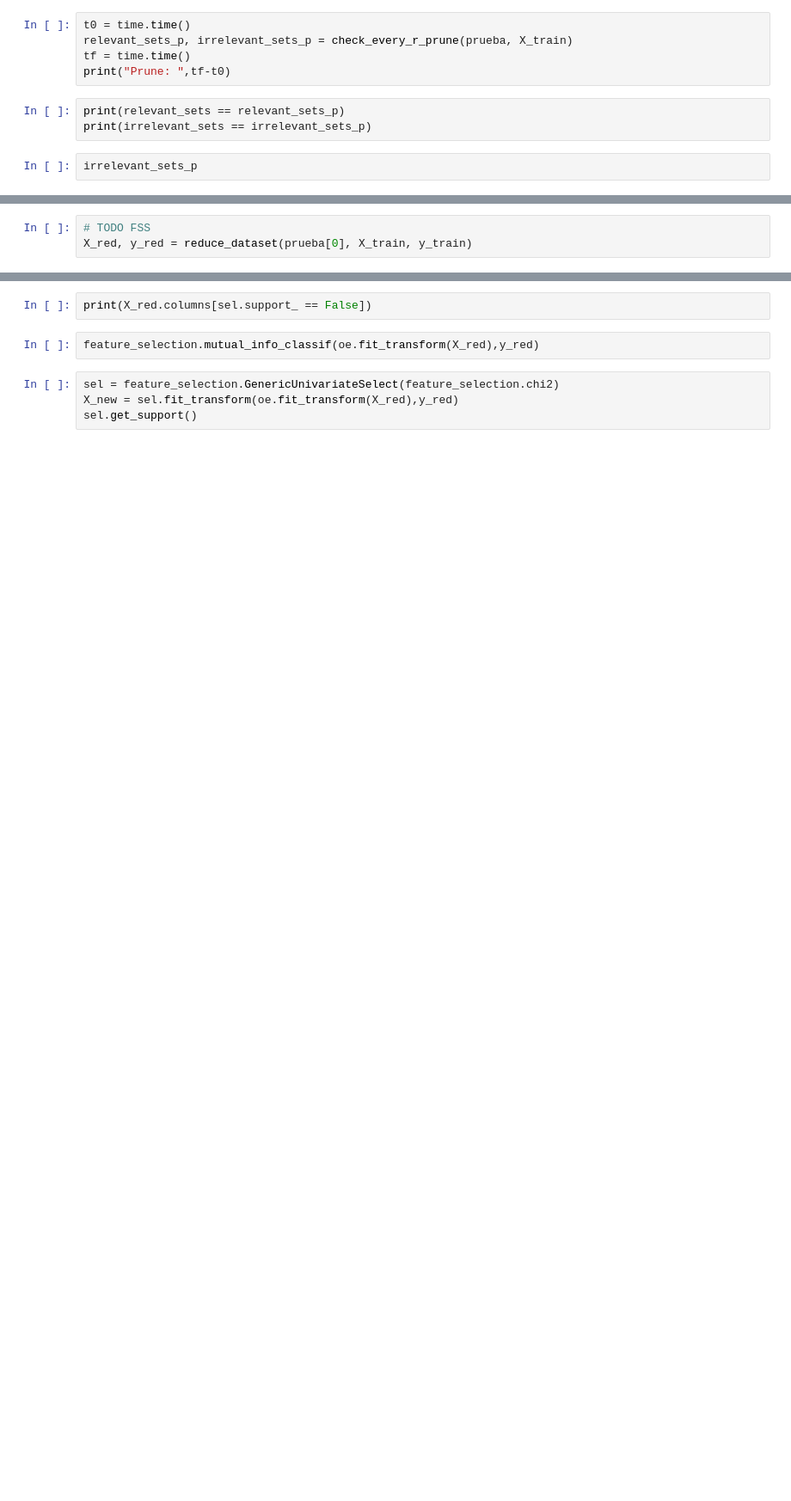
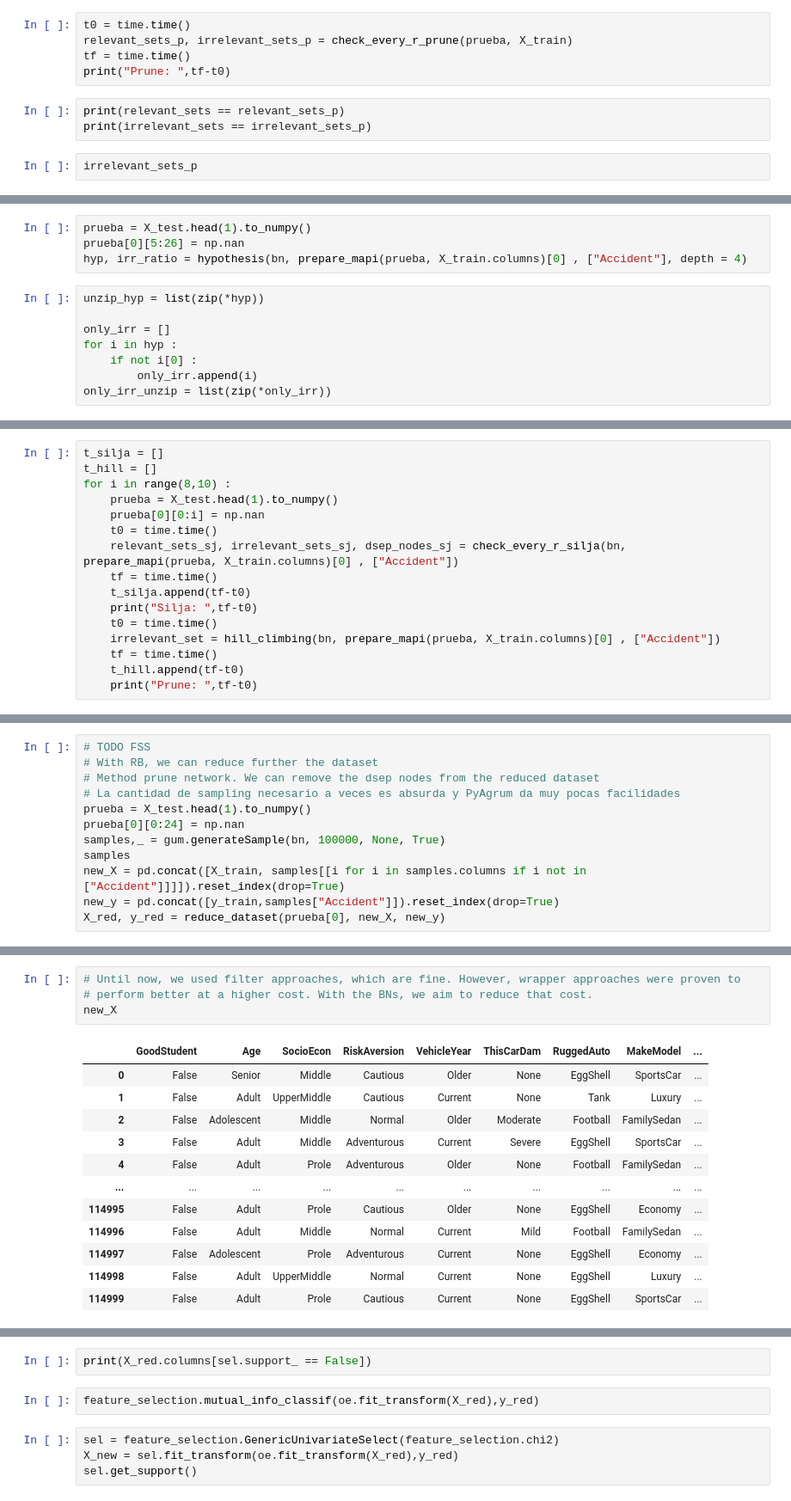
Before and after one commit to Enrique-Val/defeater_explanations, a Jupyter notebook: Testing BNs pyAgrum.ipynb, the cells around one changed output, grey strips where cells are left out. Shown at 86% size. Saved outputs shown, nothing was run; the diff lists cells and outputs as text; blank space fills up the shorter version.

```diff
--- a/Testing BNs pyAgrum.ipynb
+++ b/Testing BNs pyAgrum.ipynb
@@ -724,0 +829,12 @@ irrelevant_sets_p
+# %%
+prueba = X_test.head(1).to_numpy()
+prueba[0][5:26] = np.nan
+hyp, irr_ratio = hypothesis(bn, prepare_mapi(prueba, X_train.columns)[0] , ["Accident"], depth = 4)
+# %%
+unzip_hyp = list(zip(*hyp))
+
+only_irr = []
+for i in hyp :
+    if not i[0] :
+        only_irr.append(i)
+only_irr_unzip = list(zip(*only_irr))
@@ -724,0 +914,16 @@ irrelevant_sets_p
+# %%
+t_silja = []
+t_hill = []
+for i in range(8,10) :
+    prueba = X_test.head(1).to_numpy()
+    prueba[0][0:i] = np.nan
+    t0 = time.time()
+    relevant_sets_sj, irrelevant_sets_sj, dsep_nodes_sj = check_every_r_silja(bn, prepare_mapi(prueba, X_train.columns)[0] , ["Accident"])
+    tf = time.time()
+    t_silja.append(tf-t0)
+    print("Silja: ",tf-t0)
+    t0 = time.time()
+    irrelevant_set = hill_climbing(bn, prepare_mapi(prueba, X_train.columns)[0] , ["Accident"])
+    tf = time.time()
+    t_hill.append(tf-t0)
+    print("Prune: ",tf-t0)
@@ -725,3 +951,12 @@ irrelevant_sets_p
 # %%
 # TODO FSS
-X_red, y_red = reduce_dataset(prueba[0], X_train, y_train)
+# With RB, we can reduce further the dataset
+# Method prune network. We can remove the dsep nodes from the reduced dataset
+# La cantidad de sampling necesario a veces es absurda y PyAgrum da muy pocas facilidades
+prueba = X_test.head(1).to_numpy()
+prueba[0][0:24] = np.nan
+samples,_ = gum.generateSample(bn, 100000, None, True)
+samples
+new_X = pd.concat([X_train, samples[[i for i in samples.columns if i not in ["Accident"]]]]).reset_index(drop=True)
+new_y = pd.concat([y_train,samples["Accident"]]).reset_index(drop=True)
+X_red, y_red = reduce_dataset(prueba[0], new_X, new_y)
@@ -727,0 +981,17 @@ X_red, y_red = reduce_dataset(prueba[0], X_train, y_train)
+# %%
+# Until now, we used filter approaches, which are fine. However, wrapper approaches were proven to
+# perform better at a higher cost. With the BNs, we aim to reduce that cost.
+new_X
+# %% [output]
+|  | GoodStudent | Age | SocioEcon | RiskAversion | VehicleYear | ThisCarDam | RuggedAuto | MakeModel | ... |
+| 0 | False | Senior | Middle | Cautious | Older | None | EggShell | SportsCar | ... |
+| 1 | False | Adult | UpperMiddle | Cautious | Current | None | Tank | Luxury | ... |
+| 2 | False | Adolescent | Middle | Normal | Older | Moderate | Football | FamilySedan | ... |
+| 3 | False | Adult | Middle | Adventurous | Current | Severe | EggShell | SportsCar | ... |
+| 4 | False | Adult | Prole | Adventurous | Older | None | Football | FamilySedan | ... |
+| ... | ... | ... | ... | ... | ... | ... | ... | ... | ... |
+| 114995 | False | Adult | Prole | Cautious | Older | None | EggShell | Economy | ... |
+| 114996 | False | Adult | Middle | Normal | Current | Mild | Football | FamilySedan | ... |
+| 114997 | False | Adolescent | Prole | Adventurous | Current | None | EggShell | Economy | ... |
+| 114998 | False | Adult | UpperMiddle | Normal | Current | None | EggShell | Luxury | ... |
+| 114999 | False | Adult | Prole | Cautious | Current | None | EggShell | SportsCar | ... |
```
Also changed, not shown: parts of 58 cells of this notebook, 1 other file.
